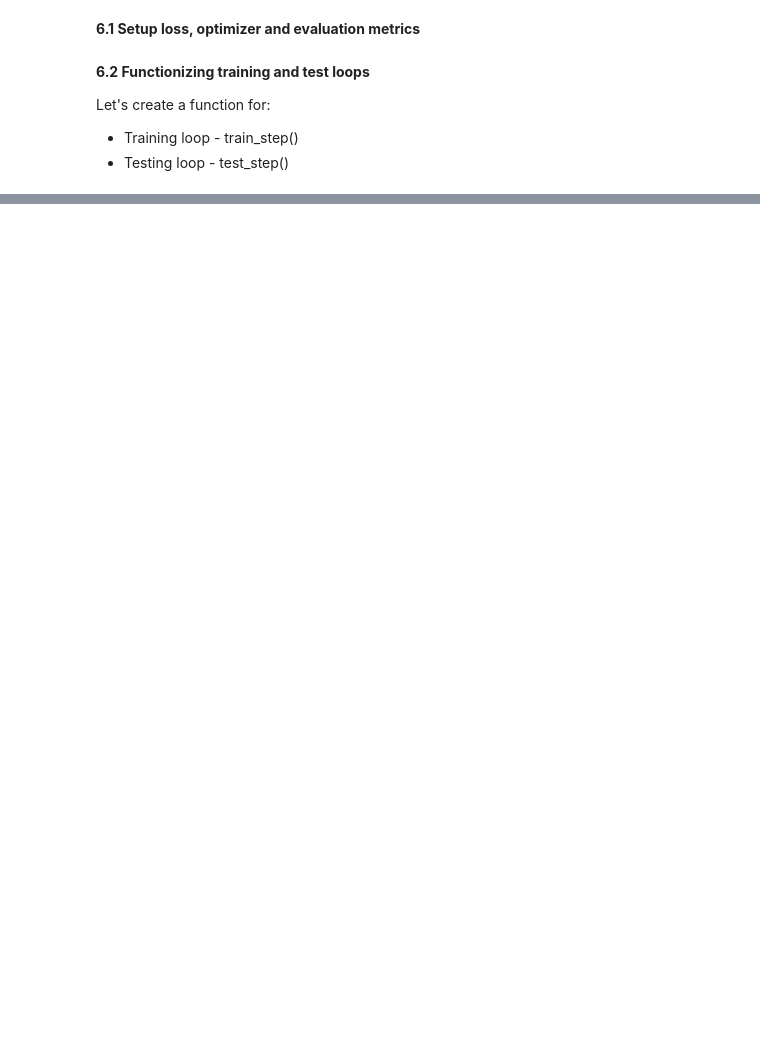
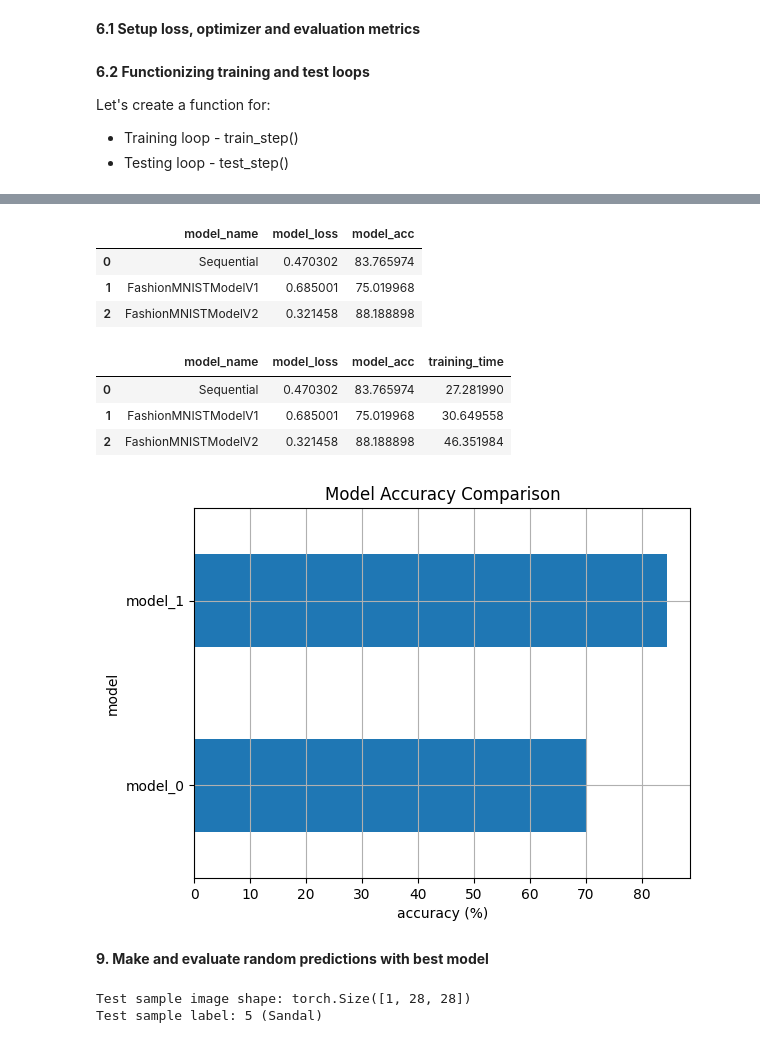
Before and after one commit to sara-javed/Pytorch-week4, a Jupyter notebook: 03_pytorch_computer_vision.ipynb, the cells around one changed output, grey strips where cells are left out. Drawn from its saved outputs; the diff is of its cells as text; code cells hidden in the pictures; blank space fills up the shorter version.

```diff
--- a/03_pytorch_computer_vision.ipynb
+++ b/03_pytorch_computer_vision.ipynb
@@ -709,0 +1120,42 @@ test_dataloader = DataLoader(dataset=test_data, batch_size=32, shuffle=False)
+# %%
+import pandas as pd
+compare_results = pd.DataFrame([model_0_results, model_1_results, model_2_results])
+compare_results
+# %% [output]
+|  | model_name | model_loss | model_acc |
+| 0 | Sequential | 0.470302 | 83.765974 |
+| 1 | FashionMNISTModelV1 | 0.685001 | 75.019968 |
+| 2 | FashionMNISTModelV2 | 0.321458 | 88.188898 |
+# %%
+# Add training times to results comparison
+compare_results["training_time"] = [total_train_time_model_0,
+                                    total_train_time_model_1,
+                                    total_train_time_model_2]
+compare_results
+# %% [output]
+|  | model_name | model_loss | model_acc | training_time |
+| 0 | Sequential | 0.470302 | 83.765974 | 27.281990 |
+| 1 | FashionMNISTModelV1 | 0.685001 | 75.019968 | 30.649558 |
+| 2 | FashionMNISTModelV2 | 0.321458 | 88.188898 | 46.351984 |
+# %%
+# Visualize our model results
+import matplotlib.pyplot as plt  #  Required for plotting
+
+#  Example DataFrame for comparison (if not already defined)
+import pandas as pd
+compare_results = pd.DataFrame({
+    "model_name": ["model_0", "model_1"],
+    "model_acc": [70.3, 84.5]  # Example accuracy values
+})
+
+#  Plot accuracy bar chart
+compare_results.set_index("model_name")["model_acc"].plot(kind="barh")
+plt.xlabel("accuracy (%)")
+plt.ylabel("model")
+plt.title("Model Accuracy Comparison")
+plt.grid(True)
+plt.show()
+# %% [output]
+[figure, added]
+# %% [markdown]
+**9. Make and evaluate random predictions with best model**
@@ -709,0 +1179,32 @@ test_dataloader = DataLoader(dataset=test_data, batch_size=32, shuffle=False)
+# %%
+import torch
+from torchvision import datasets, transforms
+import random
+
+#  Step 1: Load FashionMNIST test data
+transform = transforms.ToTensor()
+test_data = datasets.FashionMNIST(
+    root="data",
+    train=False,
+    download=True,
+    transform=transform
+)
+
+#  Step 2: Define class names (if not already defined)
+class_names = ["T-shirt/top", "Trouser", "Pullover", "Dress", "Coat",
+               "Sandal", "Shirt", "Sneaker", "Bag", "Ankle boot"]
+
+#  Step 3: Randomly pick 9 test samples
+random.seed(42)
+test_samples = []
+test_labels = []
+for sample, label in random.sample(list(test_data), k=9):
+    test_samples.append(sample)
+    test_labels.append(label)
+
+#  Step 4: Show first sample's shape and label
+print(f"Test sample image shape: {test_samples[0].shape}")
+print(f"Test sample label: {test_labels[0]} ({class_names[test_labels[0]]})")
+# %% [output]
+Test sample image shape: torch.Size([1, 28, 28])
+Test sample label: 5 (Sandal)
```
Also changed, not shown: parts of 54 cells of this notebook.
